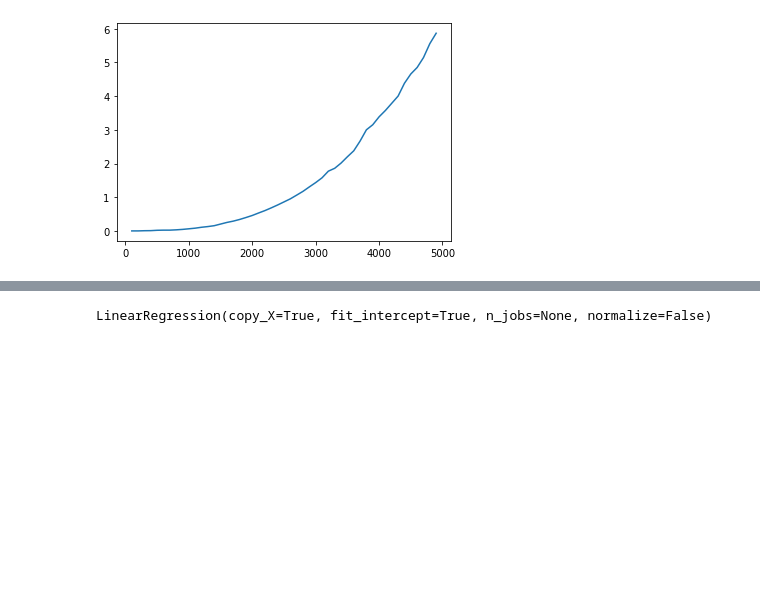
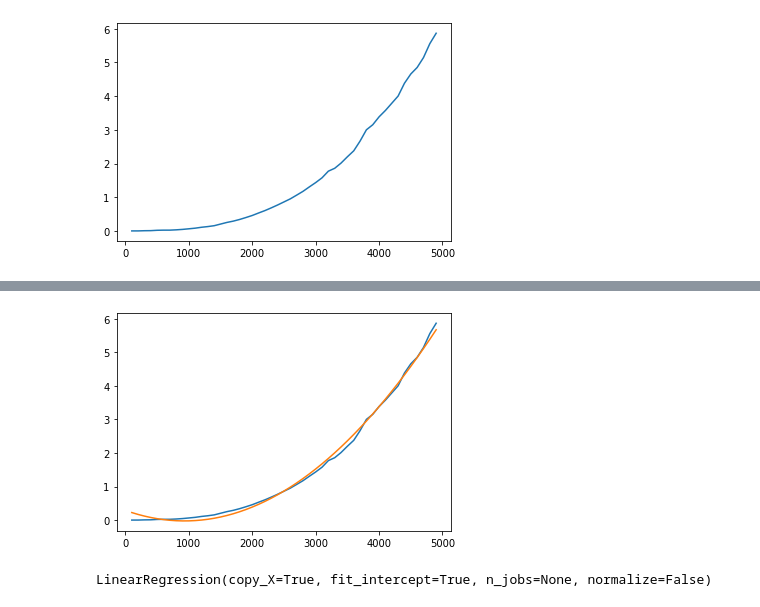
Before and after one commit to DrAlgo/apprentissage_m2_amis, a Jupyter notebook: jupyter/exercices.ipynb, the cells around one changed output, grey strips where cells are left out. Drawn from its saved outputs; the diff is of its cells as text; code cells hidden in the pictures; blank space fills up the shorter version.

```diff
--- a/jupyter/exercices.ipynb
+++ b/jupyter/exercices.ipynb
@@ -31,3 +66,9 @@ plt.show()
+# %%
+plt.plot(dimensions, durees)
+plt.plot(dimensions, linreg.predict(dimensions2D_quad))
+plt.show()
+# %% [output]
+[figure, added]
 # %%
 #SKLEARN ira beaucoup plus vite
 linreg = LinearRegression()
```
Also changed, not shown: parts of 7 cells of this notebook.
